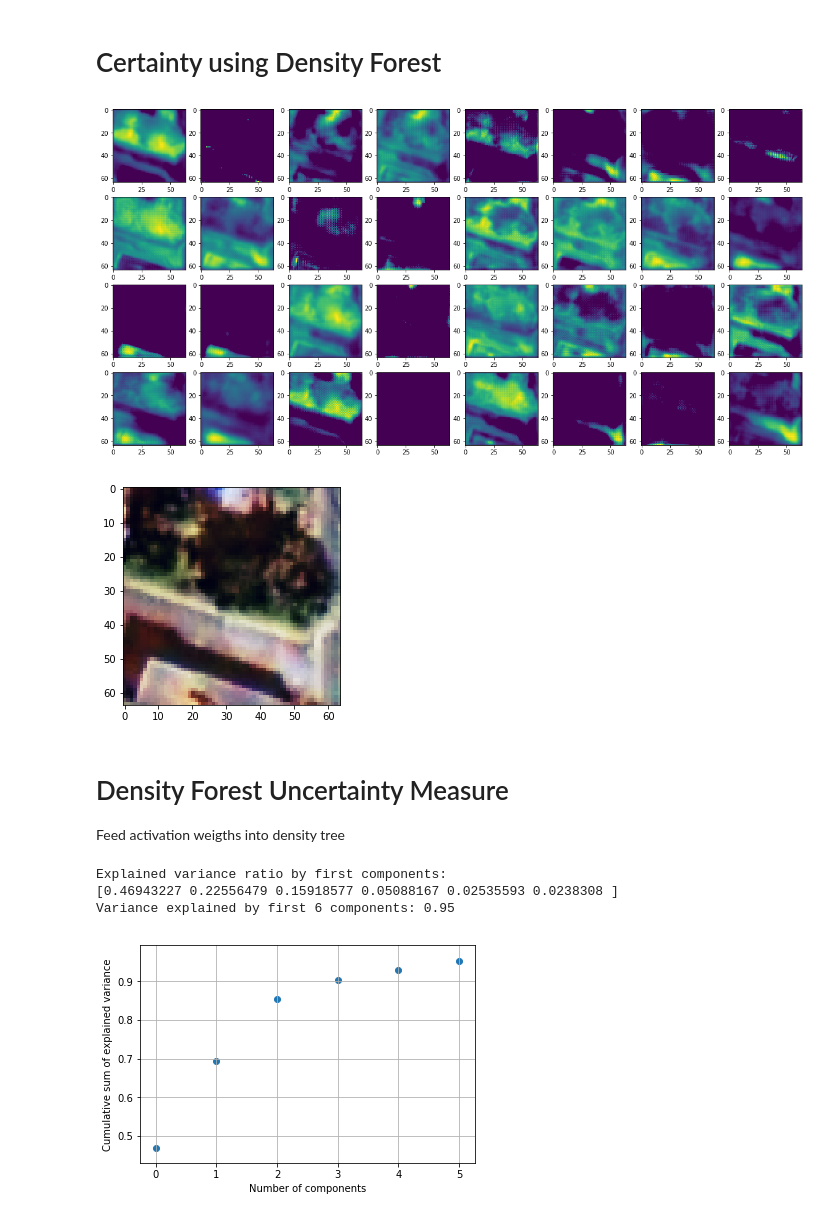
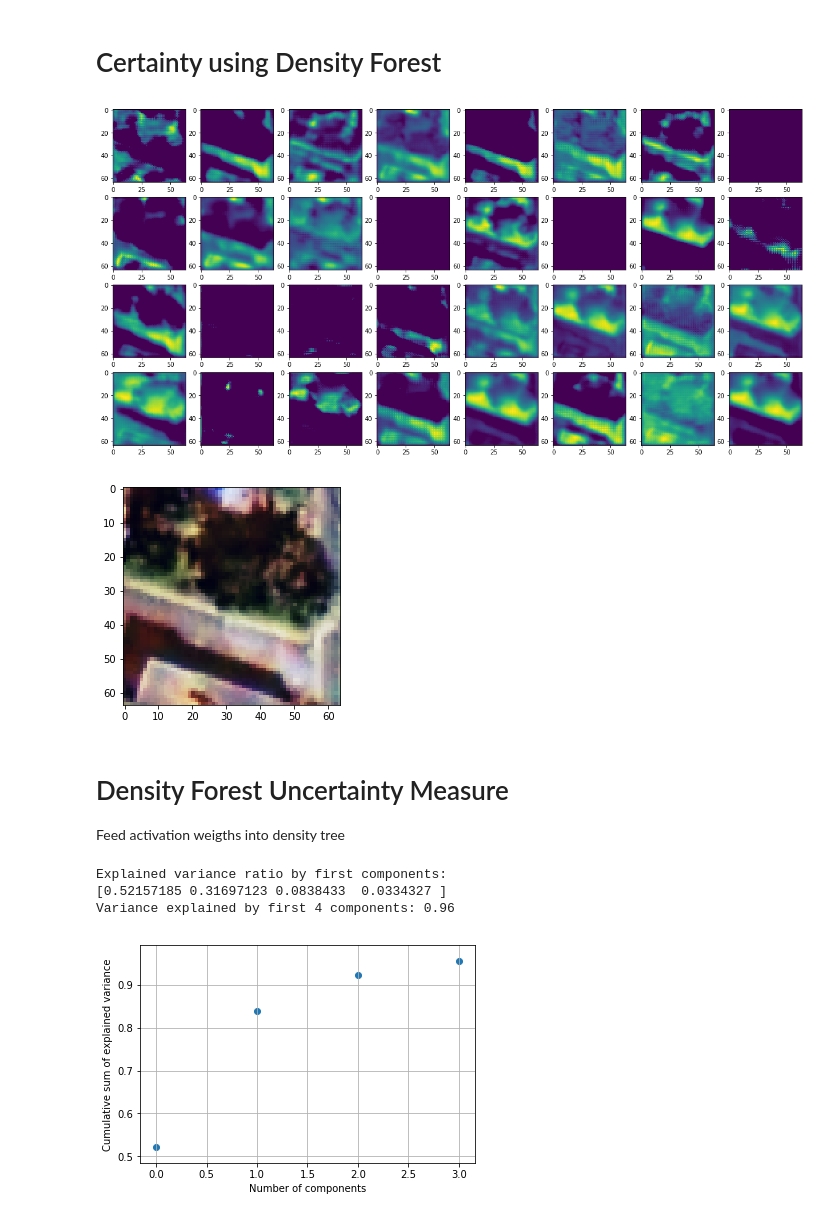
Before and after one commit to CyrilWendl/SIE-Master, a Jupyter notebook: Zurich Land Cover/Zurich Land Cover Classification.ipynb, the cells around one changed output. Cells and saved outputs as stored; diff of their text form; code cells hidden in the pictures.

Commit message:
UNet with 8 classes working

```diff
--- a/Zurich Land Cover/Zurich Land Cover Classification.ipynb
+++ b/Zurich Land Cover/Zurich Land Cover Classification.ipynb
@@ -284,7 +253,7 @@ Using TensorFlow backend.
 # %%
-x_train, x_val, y_train, y_val  = train_test_split(im_patches, gt_patches, test_size=.2, random_state = 42)
+x_train, x_val, y_train_labels, y_val_labels  = train_test_split(im_patches, gt_patches, test_size=.2, random_state = 42)
 
-class_weights = class_weight.compute_class_weight('balanced', np.unique(y_train.flatten()), y_train.flatten())
+class_weights = class_weight.compute_class_weight('balanced', np.unique(y_train_labels.flatten()), y_train_labels.flatten())
 class_weights[0] = 0 # give less weight to background label class
 class_weights[5] = 1 # give less weight to swimming pool class
 class_weights[8] = 1 # give less weight to swimming pool class
@@ -422,7 +379,7 @@ datagen = ImageDataGenerator(
 datagen.fit(x_train)
 
 batch_size = 10
-epochs = 300
+epochs = 500
 
 def model_train(model, data_augmentation = True):
     if not data_augmentation:
@@ -457,10 +414,11 @@ def model_train(model, data_augmentation = True):
         # TODO ignore background
 
 # train the model
-model = get_unet()
+#model = get_unet(n_classes)
 #print(model.summary())
-model.load_weights('weights-improvement.hdf5')
+#model.load_weights('weights-improvement.hdf5')
 #model_train(model, data_augmentation = False)
+model = load_model('model_unet_8cl.h5')
 # %%
 # Plot accuracy evolution over epochs
 def plot_train_model(epochs):
@@ -585,7 +544,7 @@ plt.figure()
 plt.imshow(x_val[im_idx][:,:,:3])
 plt.show()
 # %% [output]
-[figure, old version]
+[figure, new version]
 [figure]
 # %% [markdown]
 # Density Forest Uncertainty Measure
@@ -605,28 +564,27 @@ activations_2D = np.reshape(activations, (activations.shape[0]*activations.shape
 # %%
 # create density tree for activation weights of training data
 
 dimensions = np.shape(activations_2D)[-1]
-nclusters = 9
 
 # PCA
-n_components = 6
+n_components = 4
 plt.cla()
 pca = decomposition.PCA(n_components=n_components)
 pca.fit(activations_2D)
 print("Explained variance ratio by first components:")
 print(pca.explained_variance_ratio_)
 print("Variance explained by first %i components: %.2f" % (n_components, np.sum(pca.explained_variance_ratio_[:n_components])))
 plt.scatter(np.arange(n_components), np.cumsum(pca.explained_variance_ratio_))
 plt.xlabel("Number of components")
 plt.ylabel("Cumulative sum of explained variance")
 plt.grid()
 plt.savefig("../Figures/pca_components.pdf", bbox_inches='tight', pad_inches=0)
 plt.show()
 # %% [output]
 Explained variance ratio by first components:
-[0.46943227 0.22556479 0.15918577 0.05088167 0.02535593 0.0238308 ]
-Variance explained by first 6 components: 0.95
+[0.52157185 0.31697123 0.0838433  0.0334327 ]
+Variance explained by first 4 components: 0.96
-[figure, old version]
+[figure, new version]
 # %%
 X_all = pca.transform(activations_2D)
 #X_seen = pca.transform(activations_seen_classes)
```
Also changed, not shown: parts of 29 cells of this notebook, 3 other files.
